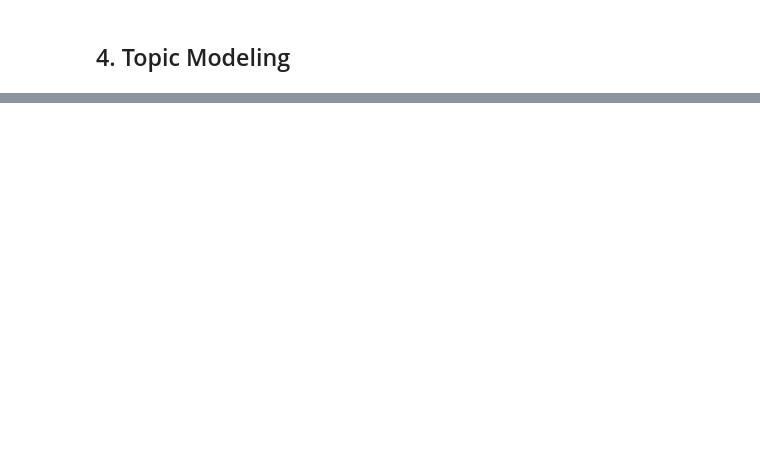
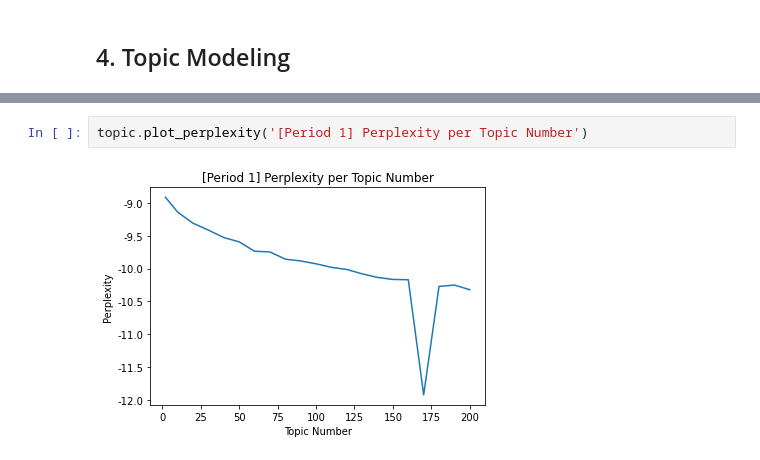
Before and after one commit to MartinusChoi/Text-Mining-Project, a Jupyter notebook: Topic-Modeling-ST.ipynb, the cells around one changed output, grey strips where cells are left out. Drawn from its saved outputs; the diff is of its cells as text; blank space fills up the shorter version.

```diff
--- a/Topic-Modeling-ST.ipynb
+++ b/Topic-Modeling-ST.ipynb
@@ -121,0 +183,4 @@ eval_every = None
+# %%
+topic.plot_perplexity('[Period 1] Perplexity per Topic Number')
+# %% [output]
+[figure, added]
```
Also changed, not shown: parts of 23 cells of this notebook, 9 other files.
